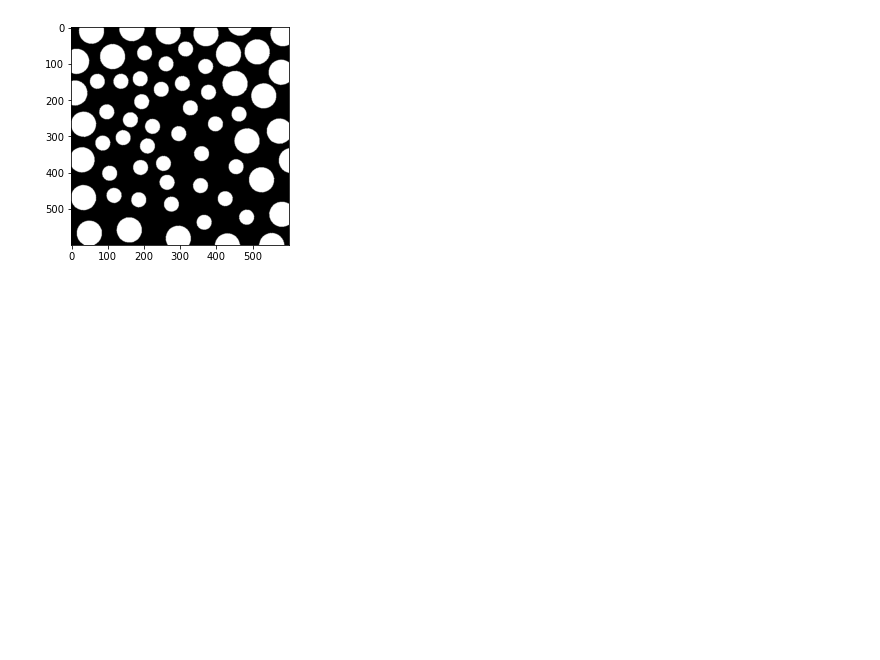
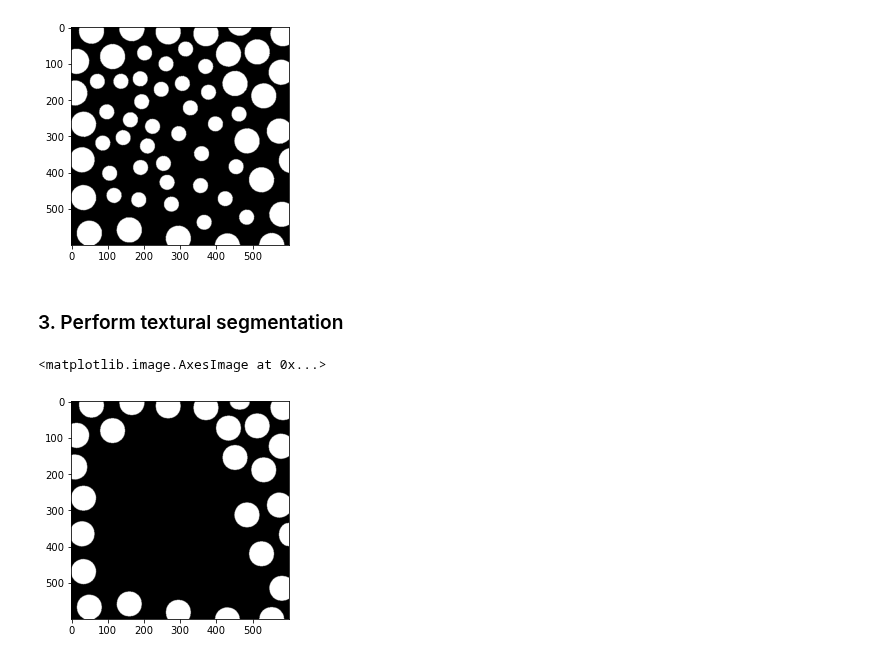
Before and after one commit to zahrasalarian/Digital-Image-Processing-for-Medical-Applications, a Jupyter notebook: HW5/pt-2.ipynb, the cells around one changed output. Cells and saved outputs as stored; diff of their text form; code cells hidden in the pictures; blank space fills up the shorter version.

Commit message:
Performs textural segmentation.

```diff
--- a/HW5/pt-2.ipynb
+++ b/HW5/pt-2.ipynb
@@ -46,3 +46,21 @@ plt.imshow(circles_img, cmap='gray', vmin=circles_img.min(), vmax=circles_img.ma
 # %% [output]
 <matplotlib.image.AxesImage at 0x...>
 [figure]
+# %% [markdown]
+### 3. Perform textural segmentation
+# %%
+def morphologic_openning(img, radius):
+    element = np.fromfunction(lambda x, y: (x - radius) ** 2 + (y - radius) ** 2 <= radius ** 2, (2 * radius + 1, 2 * radius + 1))
+    element = np.array(element, dtype=np.uint8)
+    return cv2.morphologyEx(img, cv2.MORPH_OPEN, element)
+
+def morphologic_closing(img, radius):
+    element = np.fromfunction(lambda x, y: (x - radius) ** 2 + (y - radius) ** 2 <= radius ** 2, (2 * radius + 1, 2 * radius + 1))
+    element = np.array(element, dtype=np.uint8)
+    return cv2.morphologyEx(img, cv2.MORPH_CLOSE, element)
+# %%
+blobs_removed = morphologic_openning(circles_img, 22)
+plt.imshow(blobs_removed, cmap='gray', vmin=0, vmax=255)
+# %% [output]
+<matplotlib.image.AxesImage at 0x...>
+[figure, added]
```
Also changed, not shown: parts of 5 cells of this notebook.
